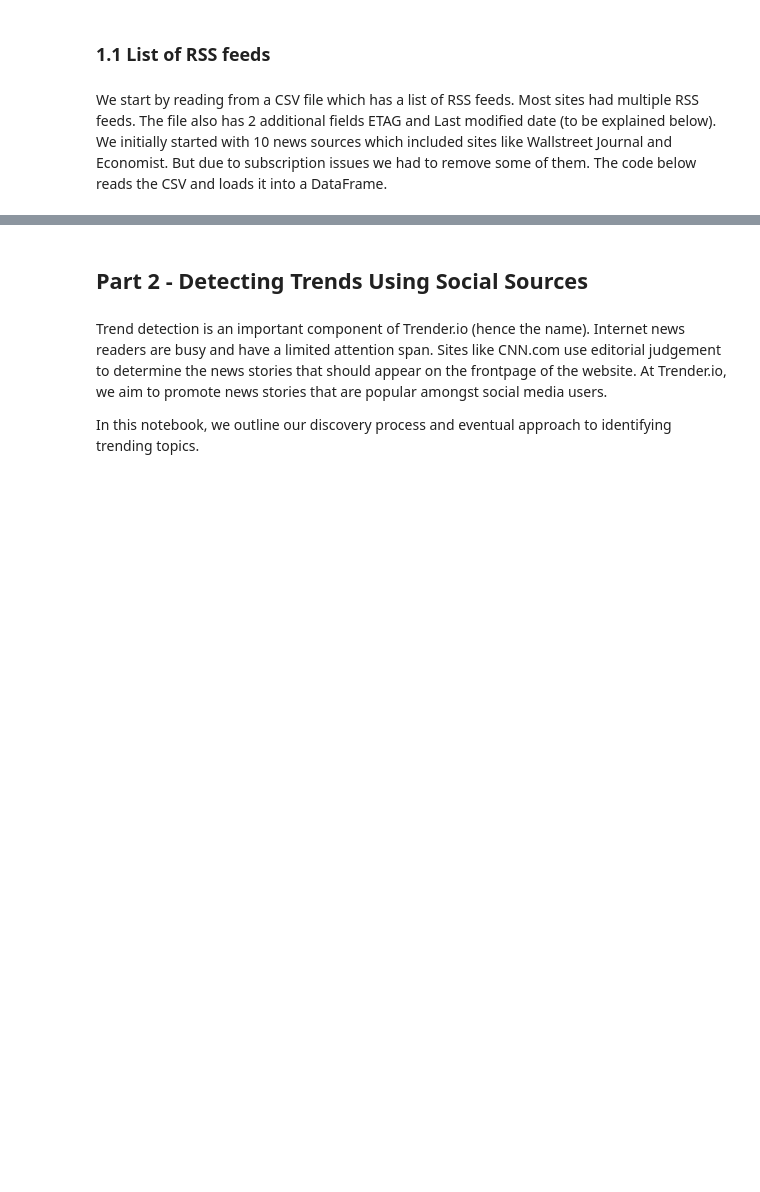
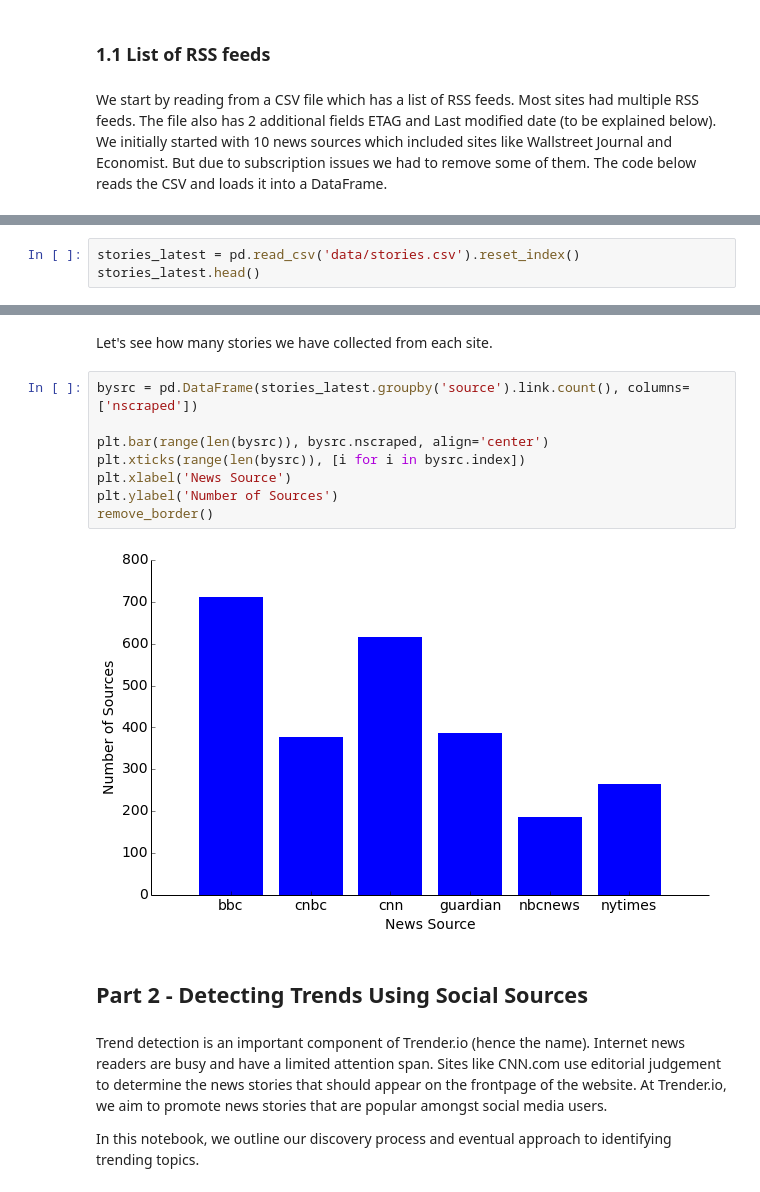
Before and after one commit to trender-io/report, a Jupyter notebook: trender-io.ipynb, the cells around one changed output, grey strips where cells are left out. Drawn from its saved outputs; the diff is of its cells as text; blank space fills up the shorter version.

```diff
--- a/trender-io.ipynb
+++ b/trender-io.ipynb
@@ -631,0 +192,3 @@ plt.ylabel('No of Stories')
+# %%
+stories_latest = pd.read_csv('data/stories.csv').reset_index()
+stories_latest.head()
@@ -632,3 +202,15 @@ plt.ylabel('No of Stories')
+# %% [markdown]
+Let's see how many stories we have collected from each site.
+# %%
+bysrc = pd.DataFrame(stories_latest.groupby('source').link.count(), columns=['nscraped'])
+
+plt.bar(range(len(bysrc)), bysrc.nscraped, align='center')
+plt.xticks(range(len(bysrc)), [i for i in bysrc.index])
+plt.xlabel('News Source')
+plt.ylabel('Number of Sources')
+remove_border()
+# %% [output]
+[figure, added]
 # %% [markdown]
 ## Part 2 - Detecting Trends Using Social Sources
 # %% [markdown]
```
Also changed, not shown: parts of 44 cells of this notebook.
